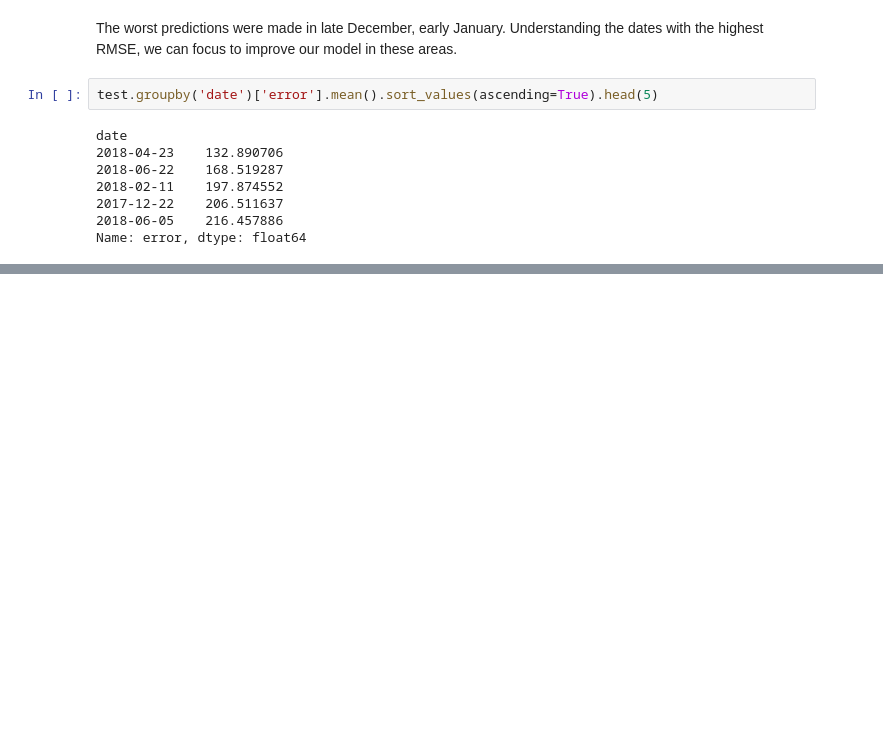
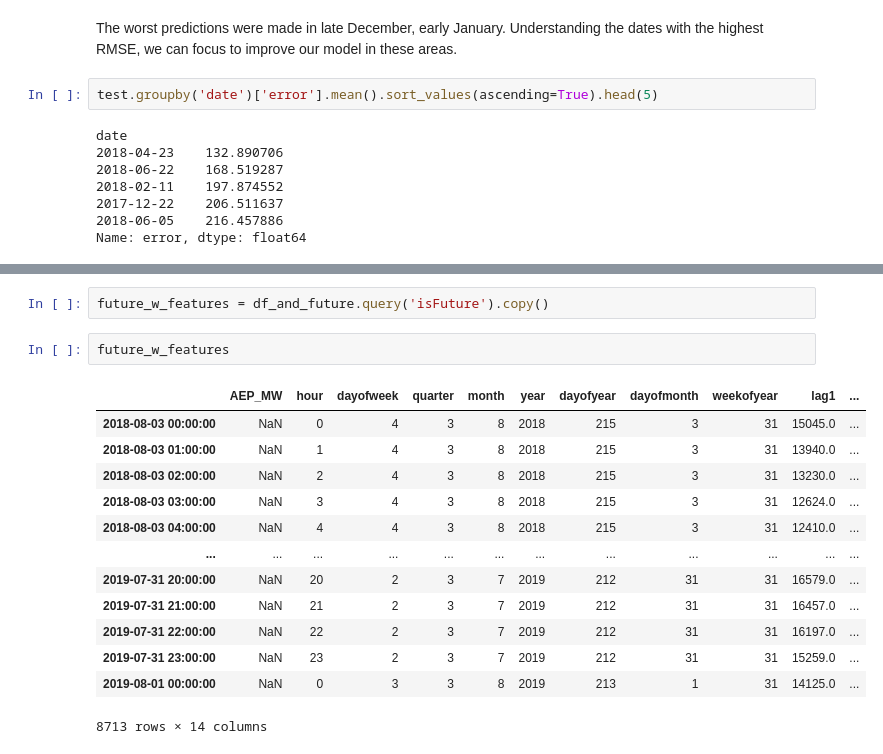
Before and after one commit to jsedlock/Time-Series-Forecasting-with-Machine-Learning, a Jupyter notebook: Script.ipynb, the cells around one changed output, grey strips where cells are left out. Drawn from its saved outputs; the diff is of its cells as text; blank space fills up the shorter version.

```diff
--- a/Script.ipynb
+++ b/Script.ipynb
@@ -290 +342,19 @@ Name: error, dtype: float64
+# %%
+future_w_features = df_and_future.query('isFuture').copy()
+# %%
+future_w_features
+# %% [output]
+|  | AEP_MW | hour | dayofweek | quarter | month | year | dayofyear | dayofmonth | weekofyear | lag1 | ... |
+| 2018-08-03 00:00:00 | NaN | 0 | 4 | 3 | 8 | 2018 | 215 | 3 | 31 | 15045.0 | ... |
+| 2018-08-03 01:00:00 | NaN | 1 | 4 | 3 | 8 | 2018 | 215 | 3 | 31 | 13940.0 | ... |
+| 2018-08-03 02:00:00 | NaN | 2 | 4 | 3 | 8 | 2018 | 215 | 3 | 31 | 13230.0 | ... |
+| 2018-08-03 03:00:00 | NaN | 3 | 4 | 3 | 8 | 2018 | 215 | 3 | 31 | 12624.0 | ... |
+| 2018-08-03 04:00:00 | NaN | 4 | 4 | 3 | 8 | 2018 | 215 | 3 | 31 | 12410.0 | ... |
+| ... | ... | ... | ... | ... | ... | ... | ... | ... | ... | ... | ... |
+| 2019-07-31 20:00:00 | NaN | 20 | 2 | 3 | 7 | 2019 | 212 | 31 | 31 | 16579.0 | ... |
+| 2019-07-31 21:00:00 | NaN | 21 | 2 | 3 | 7 | 2019 | 212 | 31 | 31 | 16457.0 | ... |
+| 2019-07-31 22:00:00 | NaN | 22 | 2 | 3 | 7 | 2019 | 212 | 31 | 31 | 16197.0 | ... |
+| 2019-07-31 23:00:00 | NaN | 23 | 2 | 3 | 7 | 2019 | 212 | 31 | 31 | 15259.0 | ... |
+| 2019-08-01 00:00:00 | NaN | 0 | 3 | 3 | 8 | 2019 | 213 | 1 | 31 | 14125.0 | ... |
+8713 rows × 14 columns
 # %% [markdown]
```
Also changed, not shown: parts of 7 cells of this notebook.
